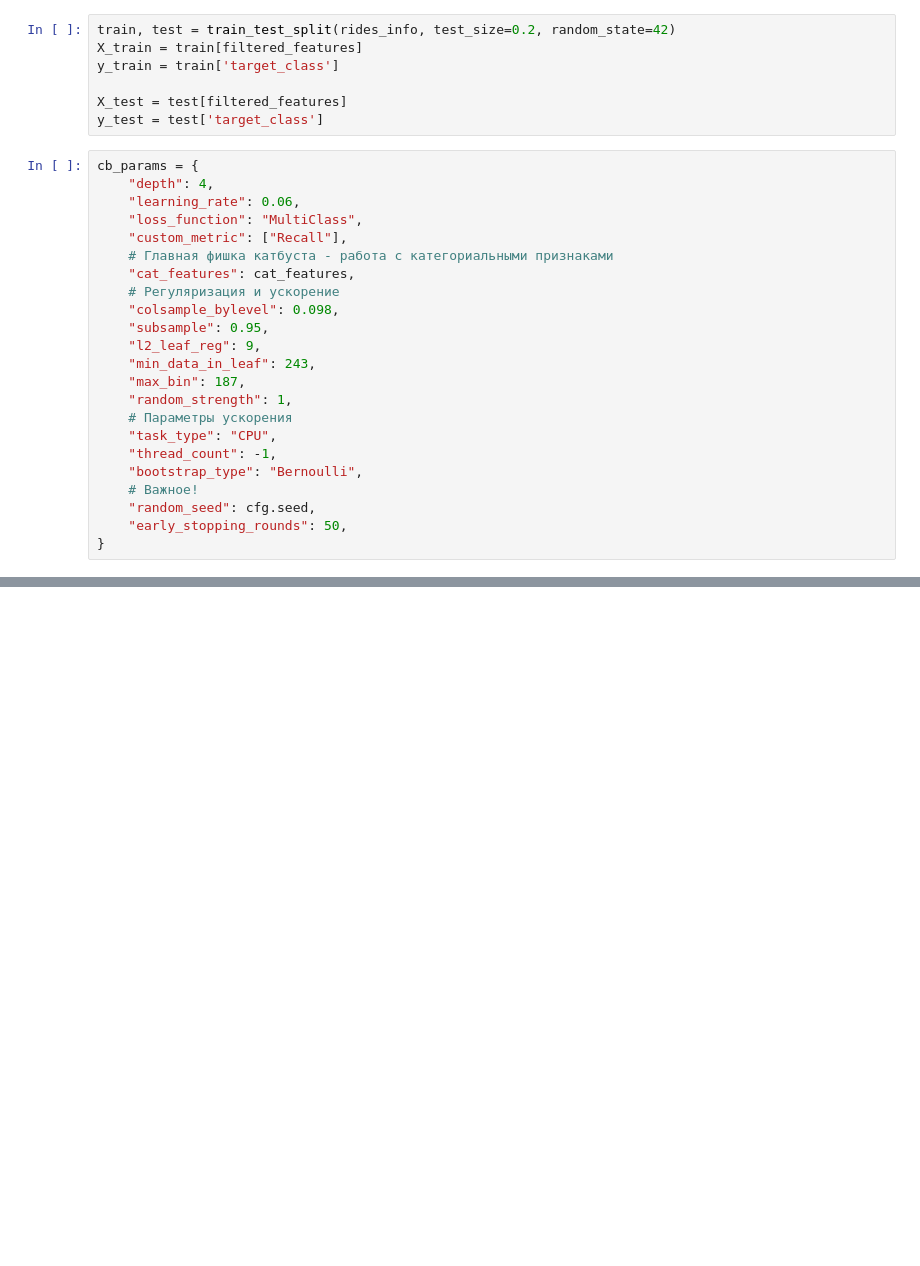
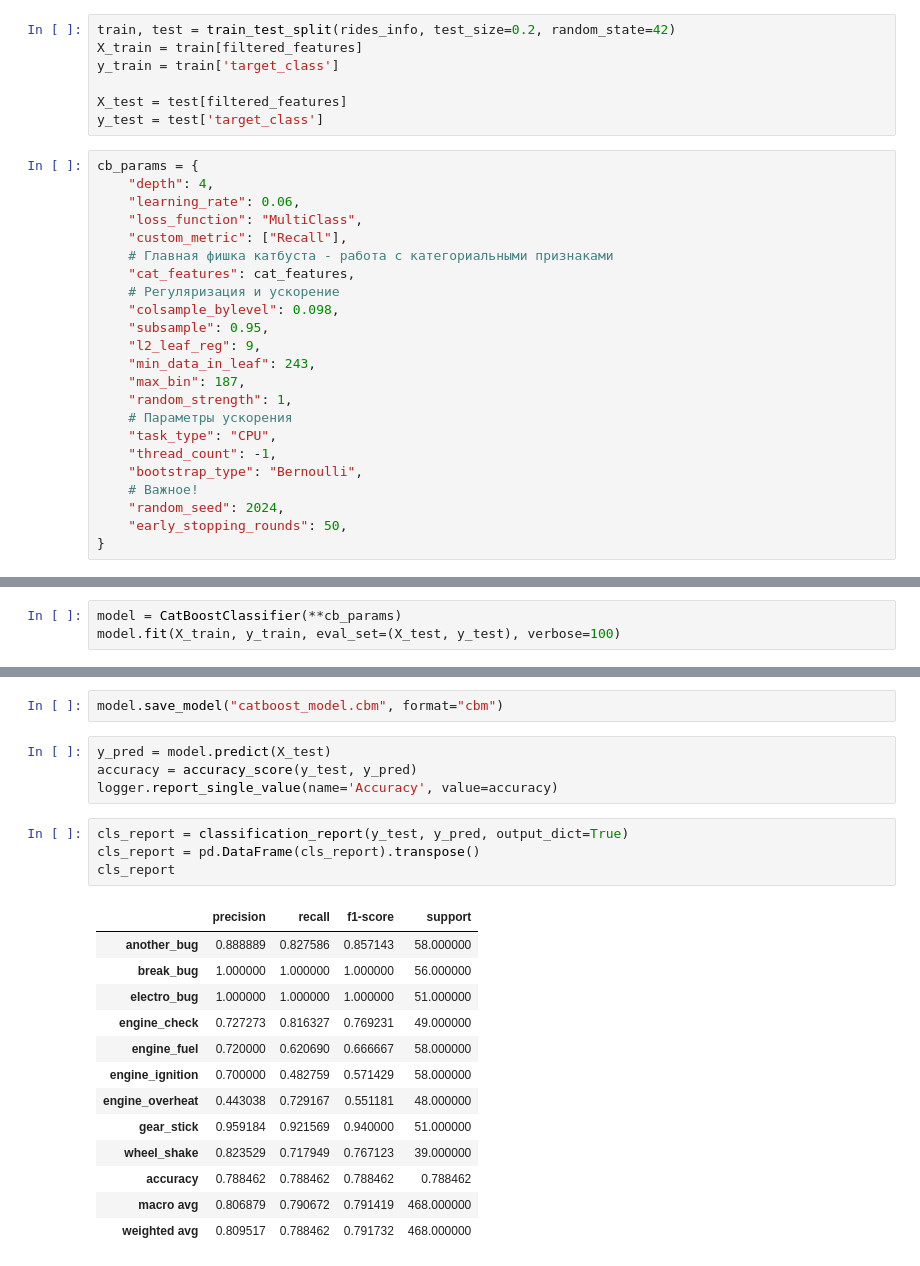
Before and after one commit to meshvedov/competition-ds, a Jupyter notebook: ClearML/M1_ClearMl_hw.ipynb, the cells around one changed output, grey strips where cells are left out. Drawn from its saved outputs; the diff is of its cells as text; blank space fills up the shorter version.

```diff
--- a/ClearML/M1_ClearMl_hw.ipynb
+++ b/ClearML/M1_ClearMl_hw.ipynb
@@ -98,6 +103,6 @@ cb_params = {
     "thread_count": -1,
     "bootstrap_type": "Bernoulli",
     # Важное!
-    "random_seed": cfg.seed,
+    "random_seed": 2024,
     "early_stopping_rounds": 50,
 }
@@ -110,0 +171,3 @@ task = Task.init(
+# %%
+model = CatBoostClassifier(**cb_params)
+model.fit(X_train, y_train, eval_set=(X_test, y_test), verbose=100)
@@ -110,0 +192,24 @@ task = Task.init(
+# %%
+model.save_model("catboost_model.cbm", format="cbm")
+# %%
+y_pred = model.predict(X_test)
+accuracy = accuracy_score(y_test, y_pred)
+logger.report_single_value(name='Accuracy', value=accuracy)
+# %%
+cls_report = classification_report(y_test, y_pred, output_dict=True)
+cls_report = pd.DataFrame(cls_report).transpose()
+cls_report
+# %% [output]
+|  | precision | recall | f1-score | support |
+| another_bug | 0.888889 | 0.827586 | 0.857143 | 58.000000 |
+| break_bug | 1.000000 | 1.000000 | 1.000000 | 56.000000 |
+| electro_bug | 1.000000 | 1.000000 | 1.000000 | 51.000000 |
+| engine_check | 0.727273 | 0.816327 | 0.769231 | 49.000000 |
+| engine_fuel | 0.720000 | 0.620690 | 0.666667 | 58.000000 |
+| engine_ignition | 0.700000 | 0.482759 | 0.571429 | 58.000000 |
+| engine_overheat | 0.443038 | 0.729167 | 0.551181 | 48.000000 |
+| gear_stick | 0.959184 | 0.921569 | 0.940000 | 51.000000 |
+| wheel_shake | 0.823529 | 0.717949 | 0.767123 | 39.000000 |
+| accuracy | 0.788462 | 0.788462 | 0.788462 | 0.788462 |
+| macro avg | 0.806879 | 0.790672 | 0.791419 | 468.000000 |
+| weighted avg | 0.809517 | 0.788462 | 0.791732 | 468.000000 |
```
Also changed, not shown: parts of 12 cells of this notebook.
